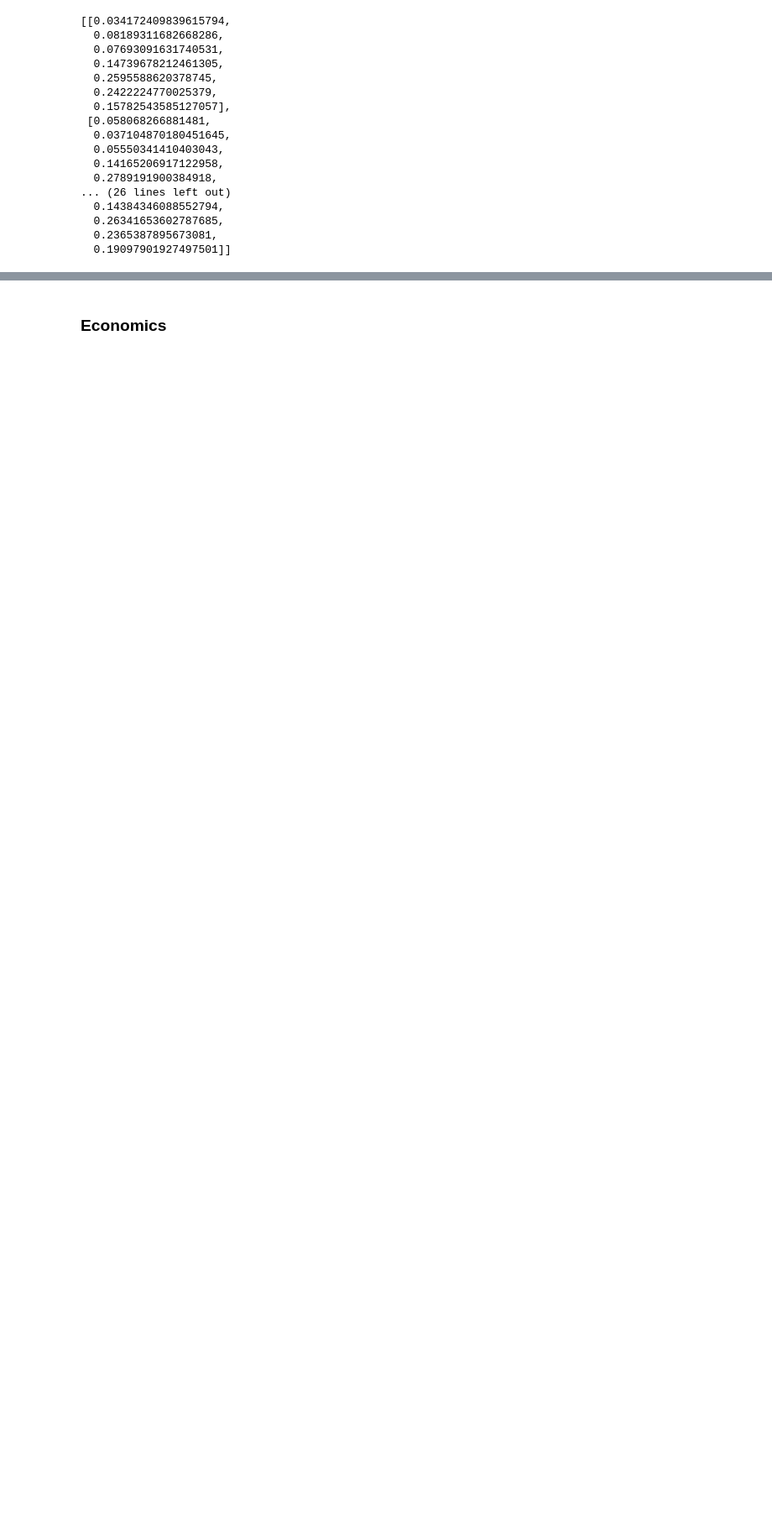
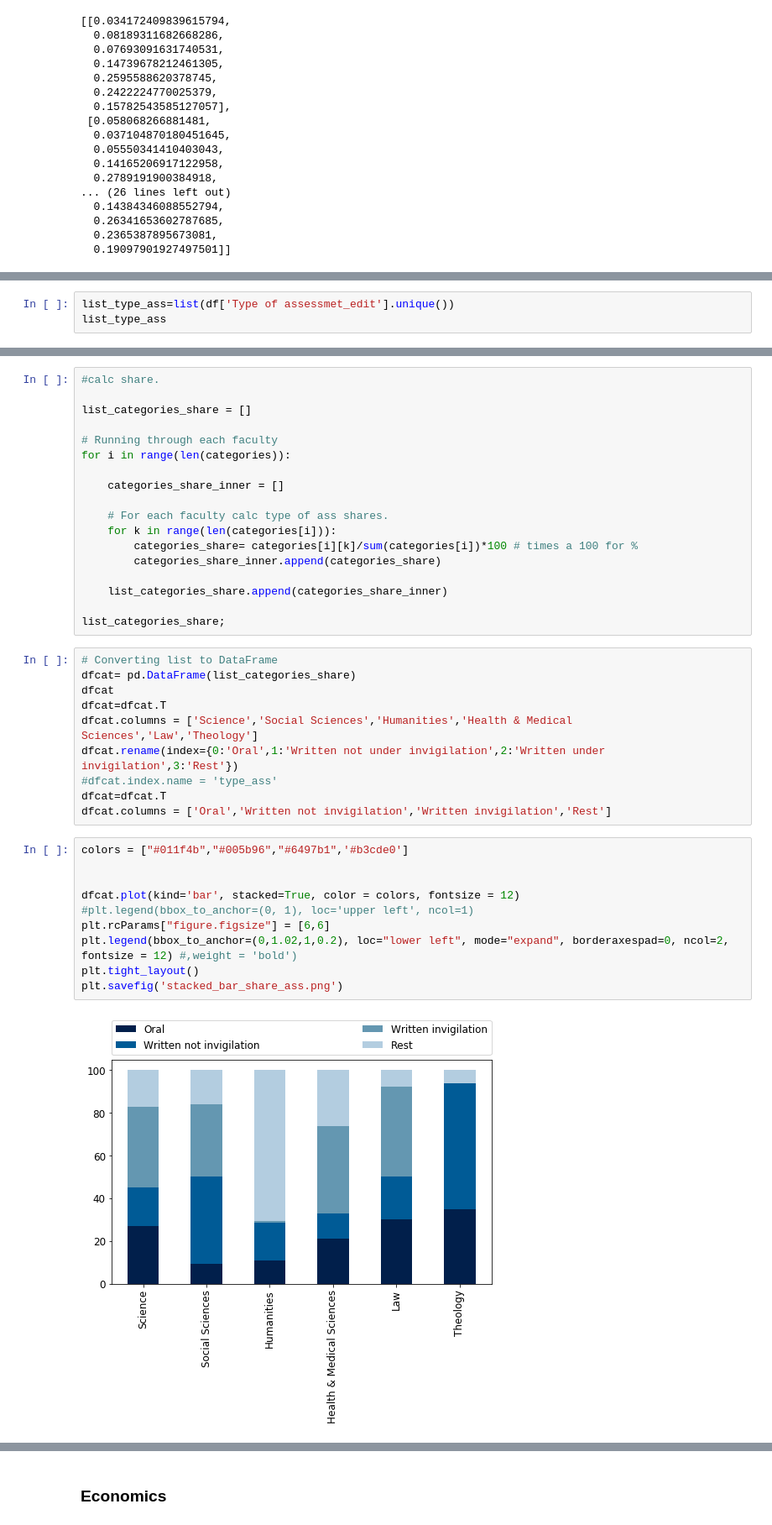
Before and after one commit to tnv875/Group18-NoTeeth, a Jupyter notebook: Exam project/Jens/Load final data set (ONLY DUPLICATE)-Copy1.ipynb, the cells around one changed output, grey strips where cells are left out. Shown at 84% size. Drawn from its saved outputs; the diff is of its cells as text; blank space fills up the shorter version.

```diff
--- a/Exam project/Jens/Load final data set (ONLY DUPLICATE)-Copy1.ipynb
+++ b/Exam project/Jens/Load final data set (ONLY DUPLICATE)-Copy1.ipynb
@@ -346,0 +469,3 @@ f.savefig('histogram_gades_split_faculty_ECTS_weight.png')
+# %%
+list_type_ass=list(df['Type of assessmet_edit'].unique())
+list_type_ass
@@ -346,0 +544,40 @@ f.savefig('histogram_gades_split_faculty_ECTS_weight.png')
+# %%
+#calc share.
+
+list_categories_share = []
+
+# Running through each faculty
+for i in range(len(categories)):
+
+    categories_share_inner = []
+
+    # For each faculty calc type of ass shares.
+    for k in range(len(categories[i])):
+        categories_share= categories[i][k]/sum(categories[i])*100 # times a 100 for %
+        categories_share_inner.append(categories_share)
+
+    list_categories_share.append(categories_share_inner)
+
+list_categories_share;
+# %%
+# Converting list to DataFrame
+dfcat= pd.DataFrame(list_categories_share)
+dfcat
+dfcat=dfcat.T
+dfcat.columns = ['Science','Social Sciences','Humanities','Health & Medical Sciences','Law','Theology']
+dfcat.rename(index={0:'Oral',1:'Written not under invigilation',2:'Written under invigilation',3:'Rest'})
+#dfcat.index.name = 'type_ass'
+dfcat=dfcat.T
+dfcat.columns = ['Oral','Written not invigilation','Written invigilation','Rest']
+# %%
+colors = ["#011f4b","#005b96","#6497b1",'#b3cde0']
+
+
+dfcat.plot(kind='bar', stacked=True, color = colors, fontsize = 12)
+#plt.legend(bbox_to_anchor=(0, 1), loc='upper left', ncol=1)
+plt.rcParams["figure.figsize"] = [6,6]
+plt.legend(bbox_to_anchor=(0,1.02,1,0.2), loc="lower left", mode="expand", borderaxespad=0, ncol=2, fontsize = 12) #,weight = 'bold')
+plt.tight_layout()
+plt.savefig('stacked_bar_share_ass.png')
+# %% [output]
+[figure, added]
```
Also changed, not shown: parts of 23 cells of this notebook, 7 other files.
